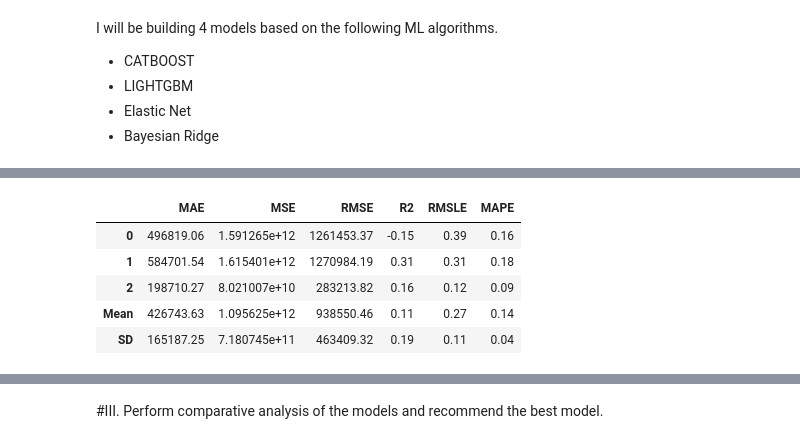
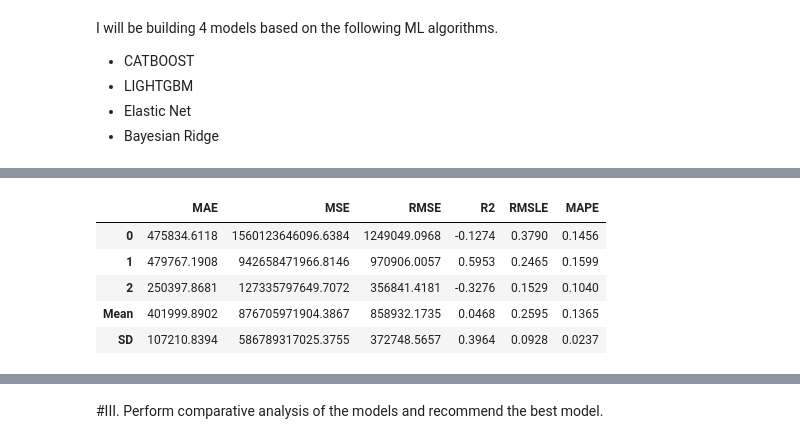
Before and after one commit to gauravjhanwarOSU/Blackhawk, a Jupyter notebook: Blackhawk.ipynb, the cells around one changed output, grey strips where cells are left out. Cells and saved outputs as stored; diff of their text form; code cells hidden in the pictures.

```diff
--- a/Blackhawk.ipynb
+++ b/Blackhawk.ipynb
@@ -388,30 +426,33 @@ plot_ts(df=test_predictions, pred='Prediction', model='CatBoost: Validation Set'
 # %%
 # Model 2 LightGBM
 # Giving additional weights to samples in december, so model focuses more on learning patterns during holiday
+def w_train_func(df):
+    df['w_train'] = 1
+    df.loc[df['Week'].isin([52, 53, 54]), 'w_train'] = 10
+    return df.w_train
 
-def w_train_func(df):
-  df['w_train']=1
-  df.loc[df['Week'].isin([52,53,54]),'w_train']=10
-  return df.w_train
 
-w_train=w_train_func(train)
+w_train = w_train_func(train)
 
-params = {"sample_weight" :w_train}
+# params = {"sample_weight" :w_train}
 
-lightgbm = create_model('lightgbm', round = 2)
+lightgbm = create_model('lightgbm', round=2)
 
-tuned_lightgbm = tune_model(lightgbm, n_iter = 20, optimize = 'MAE',  custom_grid = params, verbose=False)
+tuned_lightgbm = tune_model(lightgbm, n_iter=30, optimize='MAE',
+                            #                             custom_grid = params,
+                        );
 
-test_predictions = predict_model(tuned_lightgbm, data=test,verbose=False)
-test_predictions.rename({"Label":'Prediction'}, axis=1, inplace=True)
-plot_ts(df=test_predictions, pred='Prediction', model='Light GBM: Validation Set')
+test_predictions = predict_model(tuned_lightgbm, data=test);
+test_predictions.rename({"Label": 'Prediction'}, axis=1, inplace=True)
+plot_ts(df=test_predictions, pred='Prediction',
+        model='Light GBM: Validation Set')
 # %% [output]
 |  | MAE | MSE | RMSE | R2 | RMSLE | MAPE |
-| 0 | 496819.06 | 1.591265e+12 | 1261453.37 | -0.15 | 0.39 | 0.16 |
-| 1 | 584701.54 | 1.615401e+12 | 1270984.19 | 0.31 | 0.31 | 0.18 |
-| 2 | 198710.27 | 8.021007e+10 | 283213.82 | 0.16 | 0.12 | 0.09 |
-| Mean | 426743.63 | 1.095625e+12 | 938550.46 | 0.11 | 0.27 | 0.14 |
-| SD | 165187.25 | 7.180745e+11 | 463409.32 | 0.19 | 0.11 | 0.04 |
+| 0 | 475834.6118 | 1560123646096.6384 | 1249049.0968 | -0.1274 | 0.3790 | 0.1456 |
+| 1 | 479767.1908 | 942658471966.8146 | 970906.0057 | 0.5953 | 0.2465 | 0.1599 |
+| 2 | 250397.8681 | 127335797649.7072 | 356841.4181 | -0.3276 | 0.1529 | 0.1040 |
+| Mean | 401999.8902 | 876705971904.3867 | 858932.1735 | 0.0468 | 0.2595 | 0.1365 |
+| SD | 107210.8394 | 586789317025.3755 | 372748.5657 | 0.3964 | 0.0928 | 0.0237 |
 [interactive output not drawn]
 # %%
 # Bayesian Ridge
```
Also changed, not shown: parts of 13 cells of this notebook, 6 other files.
